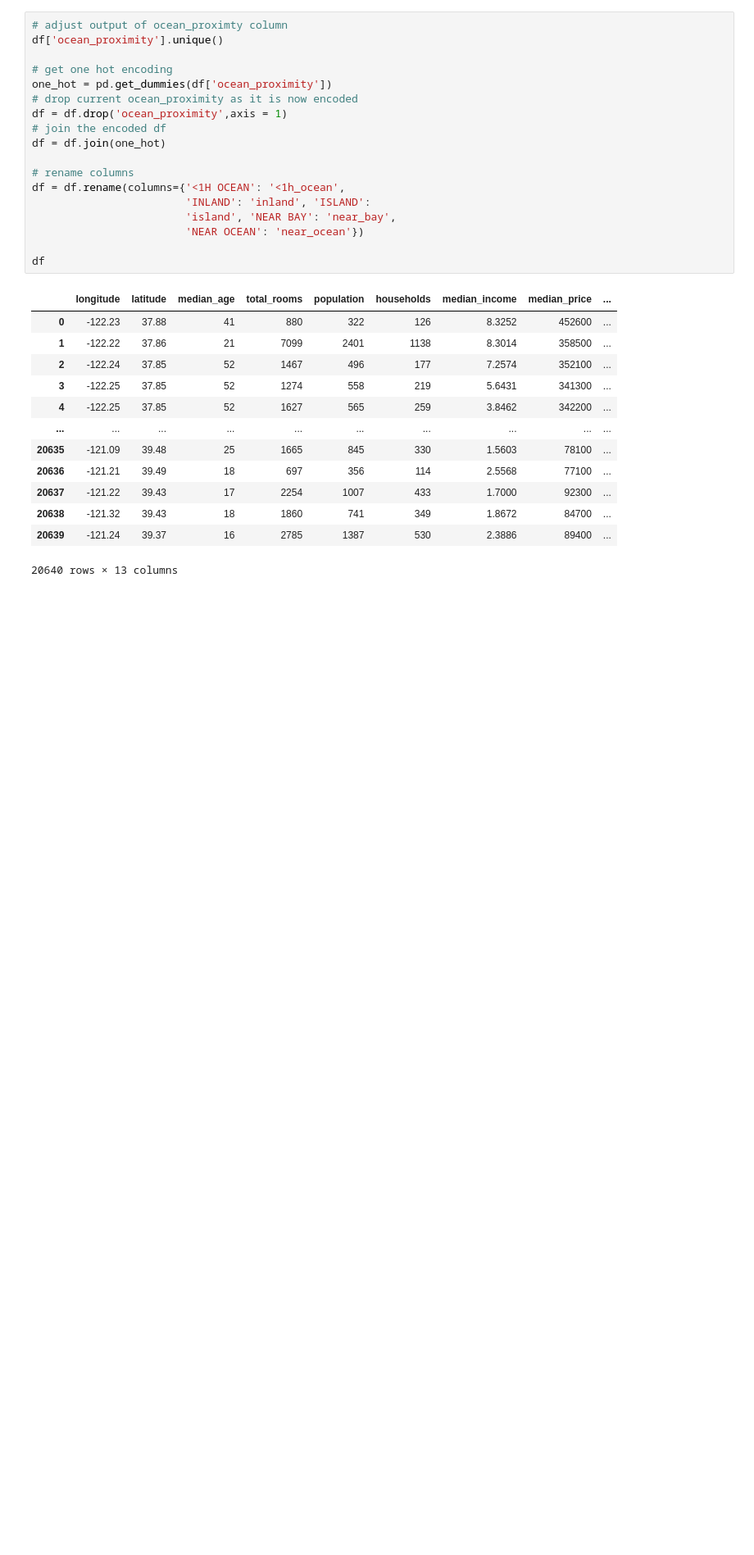
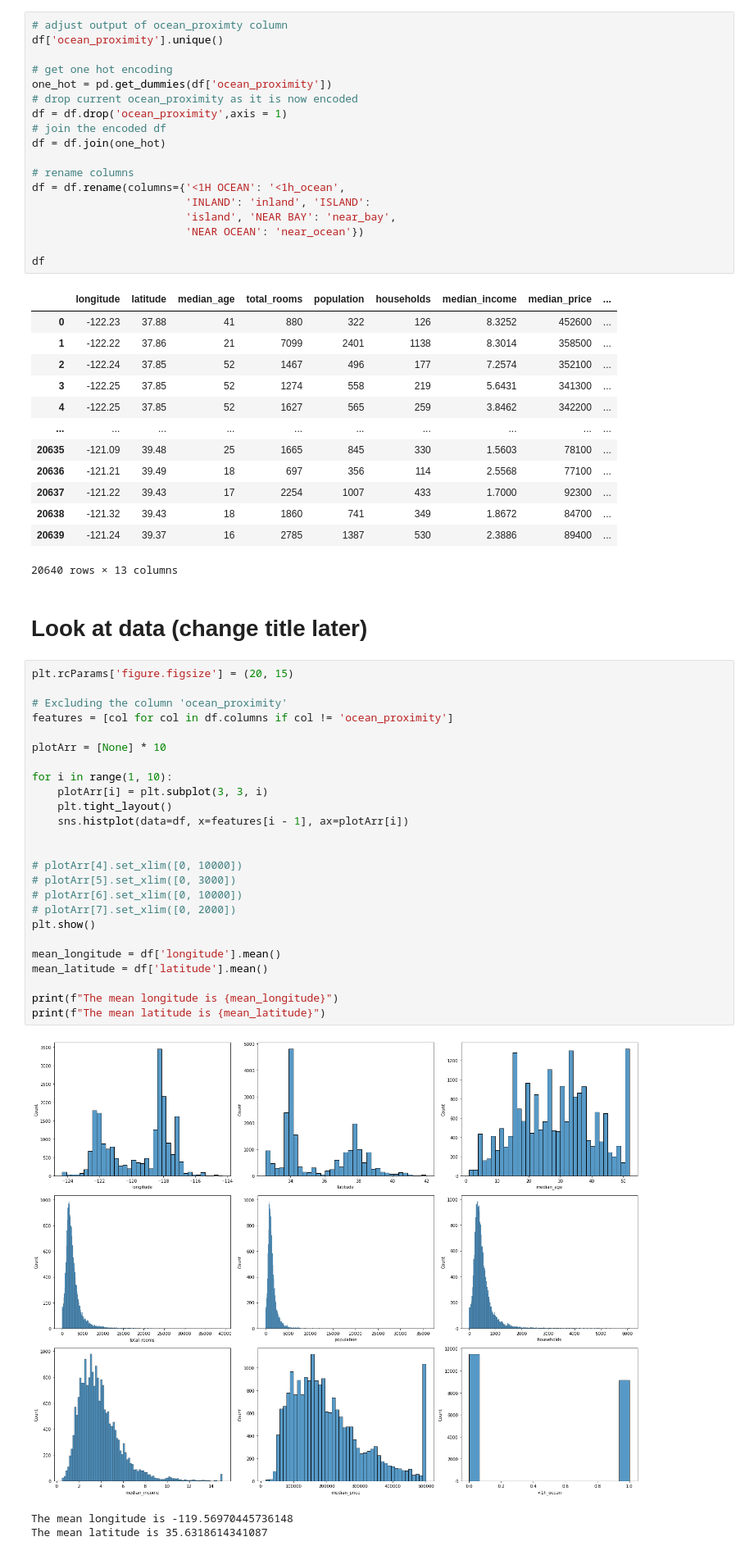
Before and after one commit to vincentsgherzi/cogs109, a Jupyter notebook: Cogs109-Final.ipynb, the cells around one changed output. Shown at 82% size. Saved outputs shown, nothing was run; the diff lists cells and outputs as text; blank space fills up the shorter version.

Commit message:
add data plots

```diff
--- a/Cogs109-Final.ipynb
+++ b/Cogs109-Final.ipynb
@@ -115,3 +115,34 @@ df
 | 20638 | -121.32 | 39.43 | 18 | 1860 | 741 | 349 | 1.8672 | 84700 | ... |
 | 20639 | -121.24 | 39.37 | 16 | 2785 | 1387 | 530 | 2.3886 | 89400 | ... |
 20640 rows × 13 columns
+# %% [markdown]
+# Look at data (change title later)
+# %%
+plt.rcParams['figure.figsize'] = (20, 15)
+
+# Excluding the column 'ocean_proximity'
+features = [col for col in df.columns if col != 'ocean_proximity']
+
+plotArr = [None] * 10
+
+for i in range(1, 10):
+    plotArr[i] = plt.subplot(3, 3, i)
+    plt.tight_layout()
+    sns.histplot(data=df, x=features[i - 1], ax=plotArr[i])
+
+
+# plotArr[4].set_xlim([0, 10000])
+# plotArr[5].set_xlim([0, 3000])
+# plotArr[6].set_xlim([0, 10000])
+# plotArr[7].set_xlim([0, 2000])
+plt.show()
+
+mean_longitude = df['longitude'].mean()
+mean_latitude = df['latitude'].mean()
+
+print(f"The mean longitude is {mean_longitude}")
+print(f"The mean latitude is {mean_latitude}")
+# %% [output]
+[figure, added]
+The mean longitude is -119.56970445736148
+The mean latitude is 35.6318614341087
```
